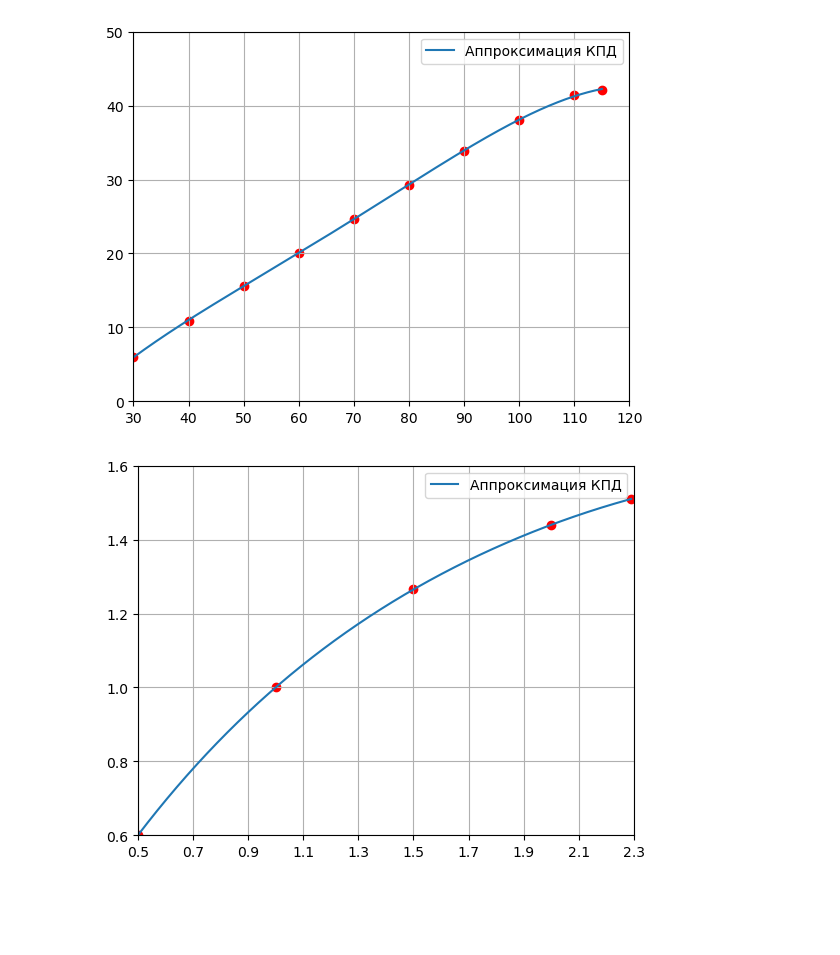
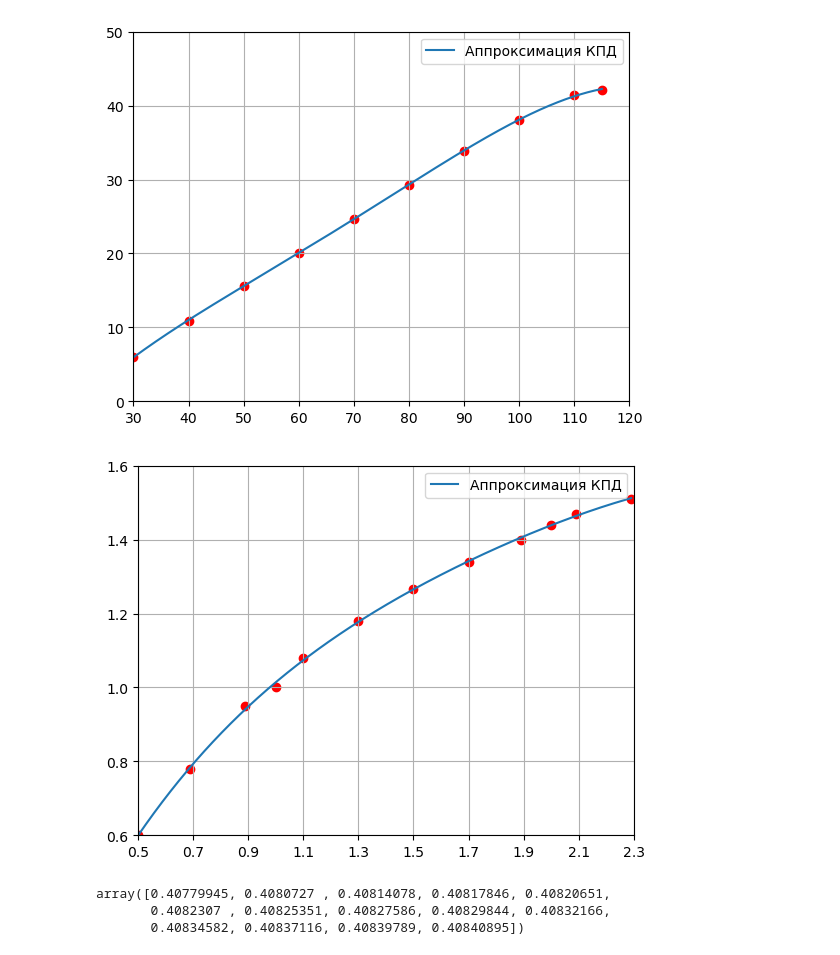
Before and after one commit to mikiway902/Compressor_Kurs, a Jupyter notebook: main.ipynb, the cells around one changed output. Cells and saved outputs as stored; diff of their text form; code cells hidden in the pictures; blank space fills up the shorter version.

```diff
--- a/main.ipynb
+++ b/main.ipynb
@@ -1095,32 +1098,69 @@ plt.show()
 # %%
 # График с учебника рис. 4
 
 # Точки
-# b_t_dots = np.array([0.5, 0.69, 0.89, 1.0, 1.1, 1.3, 1.5, 1.7, 1.89, 2.0, 2.09, 2.29])       # точки по оси X для теоретического напора
-# ε__b_ε_dots = np.array([0, 0.78, 0.95, 1.0, 1.08, 1.18, 1.265, 1.34, 1.4, 1.44, 1.47, 1.51])      # точки по оси Y для теоретического напора
+b_t_dots = np.array([0.5, 0.69, 0.89, 1.0, 1.1, 1.3, 1.5, 1.7, 1.89, 2.0, 2.09, 2.29])       # точки по оси X для теоретического напора
+ε__b_ε_dots = np.array([0.6, 0.78, 0.95, 1.0, 1.08, 1.18, 1.265, 1.34, 1.4, 1.44, 1.47, 1.51])      # точки по оси Y для теоретического напора
 
-b_t_dots = np.array([0.5, 1.0, 1.5,2.0, 2.29])       # точки по оси X для теоретического напора
-ε__b_ε_dots = np.array([0.6, 1.0, 1.265, 1.44, 1.51])      # точки по оси Y для теоретического напора
+#b_t_dots = np.array([0.5, 1.0, 1.5,2.0, 2.29])       # точки по оси X для теоретического напора
+#ε__b_ε_dots = np.array([0.6, 1.0, 1.265, 1.44, 1.51])      # точки по оси Y для теоретического напора
 
 
 # аппроксимация полиномом степени stepen
 stepen = 4
 coeffs1 = np.polyfit(b_t_dots, ε__b_ε_dots, stepen)
 poly1 = np.poly1d(coeffs1)
 
 smoothness = 100000     # Число точек
 
 b_t_dots_smooth = np.linspace(min(b_t_dots), max(b_t_dots), smoothness)
 ε__b_ε_dots_smooth = poly1(b_t_dots_smooth)
 
 plt.plot(b_t_dots_smooth, ε__b_ε_dots_smooth, label="Аппроксимация КПД")
 plt.scatter(b_t_dots, ε__b_ε_dots, color="red")
 plt.xlim(0.5,2.3)
 plt.ylim(0.6, 1.6)
-plt.xticks(np.arange(0.5, 2.4, 0.2))  # Установка делений по оси X с шагом 0.1
+plt.xticks(np.arange(0.5, 2.4, 0.2))  # Установка делений по оси X с шагом 0.2
 plt.yticks(np.arange(0.6, 1.7, 0.2))  # Установка делений по оси Y с шагом 0.2
 plt.grid(True) # Добавление сетки
 plt.legend()
 plt.show()
+
+ε_отн_x_line = b_t_dots_smooth
+ε_отн_y_line = ε__b_ε_dots_smooth
 # %% [output]
-[figure, old version]
+[figure, new version]
+# %%
+# Рабочее колесо
+ε_РК_x, ε_РК_i= find_nearest(β_2_i, ε_1_x_line, ε_1_y_line)
+b_1_x, b_1_i= find_nearest((ε_рк_i / ε_РК_i), ε_отн_x_line, ε_отн_y_line)
+
+# Направляющий аппарат
+ε_НА_x, ε_НА_i= find_nearest(α_3_i, ε_1_x_line, ε_1_y_line)
+b_2_x, b_2_i= find_nearest((ε_на_i / ε_НА_i), ε_отн_x_line, ε_отн_y_line)
+
+# Углы атаки
+i_рк_i = 2.5 * (b_1_i - 1)  # Угол атаки для РК. Тут умножается на deg
+i_на_i = 2.5 * (b_2_i - 2)  # Угол атаки для РК
+
+# Коэффициент учитывающий форму средней линии дуги профиля
+X_f_отн = 0.5   #  Может быть 0.45 для параболической формы
+m_рк_i = 0.23 * (2 * X_f_отн)**2 + 0.18 - 0.002 * β_2_i # Тут делится на deg
+m_на_i = 0.23 * (2 * X_f_отн)**2 + 0.18 - 0.002 * α_3_i
+
+θ_рк_i = ((ε_рк_i - i_рк_i) / (1 - m_рк_i * np.sqrt(1 / b_1_i)))
+θ_на_i = ((ε_на_i - i_на_i) / (1 - m_на_i * np.sqrt(1 / b_2_i)))
+
+if X_f_отн == 0.5:      # Дуга окружности
+    χ_рк_i = 0.5 * θ_рк_i
+    χ_на_i = 0.5 * θ_на_i
+elif X_f_отн == 0.45:   # Параболическая средняя линия
+    χ_рк_i = 0.6 * θ_рк_i
+    χ_на_i = 0.6 * θ_на_i
+
+v_рк_i = χ_рк_i + β_1_i + i_рк_i
+v_на_i = χ_на_i + α_2_i + i_на_i
+# %% [output]
+array([0.40779945, 0.4080727 , 0.40814078, 0.40817846, 0.40820651,
+       0.4082307 , 0.40825351, 0.40827586, 0.40829844, 0.40832166,
+       0.40834582, 0.40837116, 0.40839789, 0.40840895])
```
Also changed, not shown: parts of 10 cells of this notebook, 2 other files.
